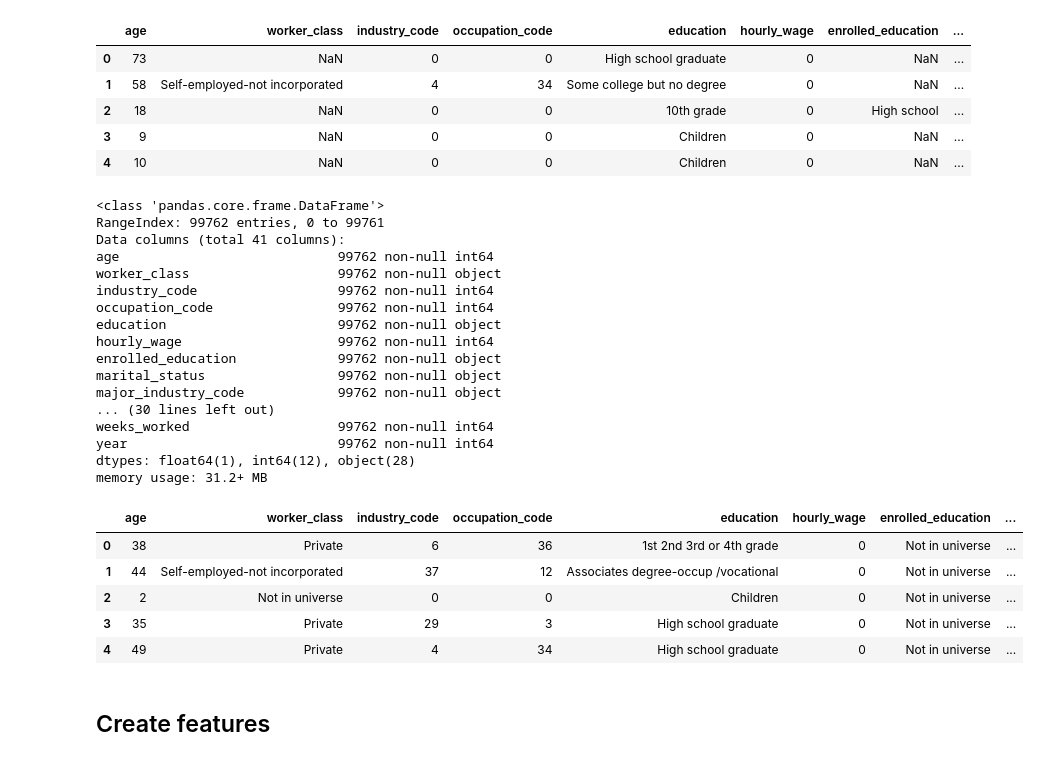
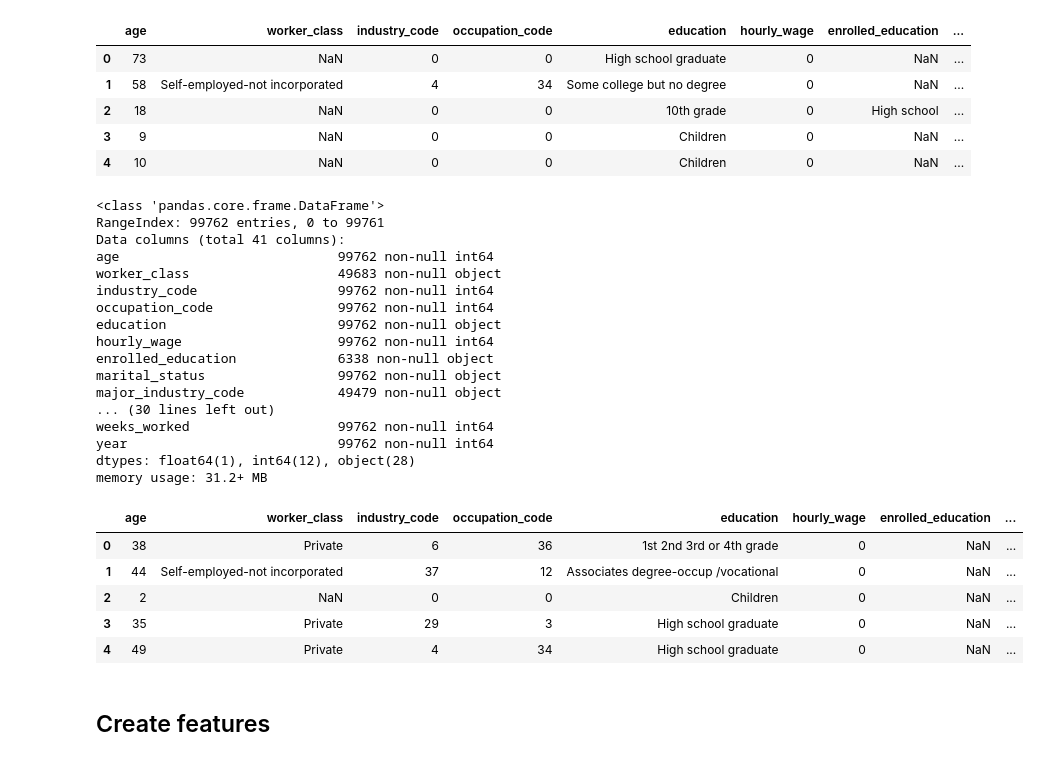
Before and after one commit to w8mr/ing-ml-challenge, a Jupyter notebook: ING_ML_Challenge_week_6.ipynb, the cells around one changed output. Drawn from its saved outputs; the diff is of its cells as text; code cells hidden in the pictures.

```diff
--- a/ING_ML_Challenge_week_6.ipynb
+++ b/ING_ML_Challenge_week_6.ipynb
@@ -146,33 +147,33 @@ memory usage: 63.9+ MB
 | 3 | 9 | NaN | 0 | 0 | Children | 0 | NaN | ... |
 | 4 | 10 | NaN | 0 | 0 | Children | 0 | NaN | ... |
 # %%
-submit_df = pd.read_csv('census-income.test', sep=',', header=None, names=features.keys())
+submit_df = pd.read_csv('census-income.test', sep=',', header=None, names=features.keys(), na_values=na_values)
 submit_df.info()
 submit_df.head()
 # %% [output]
 <class 'pandas.core.frame.DataFrame'>
 RangeIndex: 99762 entries, 0 to 99761
 Data columns (total 41 columns):
 age                            99762 non-null int64
-worker_class                   99762 non-null object
+worker_class                   49683 non-null object
 industry_code                  99762 non-null int64
 occupation_code                99762 non-null int64
 education                      99762 non-null object
 hourly_wage                    99762 non-null int64
-enrolled_education             99762 non-null object
+enrolled_education             6338 non-null object
 marital_status                 99762 non-null object
-major_industry_code            99762 non-null object
+major_industry_code            49479 non-null object
 ... (30 lines left out)
 weeks_worked                   99762 non-null int64
 year                           99762 non-null int64
 dtypes: float64(1), int64(12), object(28)
 memory usage: 31.2+ MB
 |  | age | worker_class | industry_code | occupation_code | education | hourly_wage | enrolled_education | ... |
-| 0 | 38 | Private | 6 | 36 | 1st 2nd 3rd or 4th grade | 0 | Not in universe | ... |
-| 1 | 44 | Self-employed-not incorporated | 37 | 12 | Associates degree-occup /vocational | 0 | Not in universe | ... |
-| 2 | 2 | Not in universe | 0 | 0 | Children | 0 | Not in universe | ... |
-| 3 | 35 | Private | 29 | 3 | High school graduate | 0 | Not in universe | ... |
-| 4 | 49 | Private | 4 | 34 | High school graduate | 0 | Not in universe | ... |
+| 0 | 38 | Private | 6 | 36 | 1st 2nd 3rd or 4th grade | 0 | NaN | ... |
+| 1 | 44 | Self-employed-not incorporated | 37 | 12 | Associates degree-occup /vocational | 0 | NaN | ... |
+| 2 | 2 | NaN | 0 | 0 | Children | 0 | NaN | ... |
+| 3 | 35 | Private | 29 | 3 | High school graduate | 0 | NaN | ... |
+| 4 | 49 | Private | 4 | 34 | High school graduate | 0 | NaN | ... |
 # %% [markdown]
 ## Create features
 # %%
```
Also changed, not shown: parts of 32 cells of this notebook.
